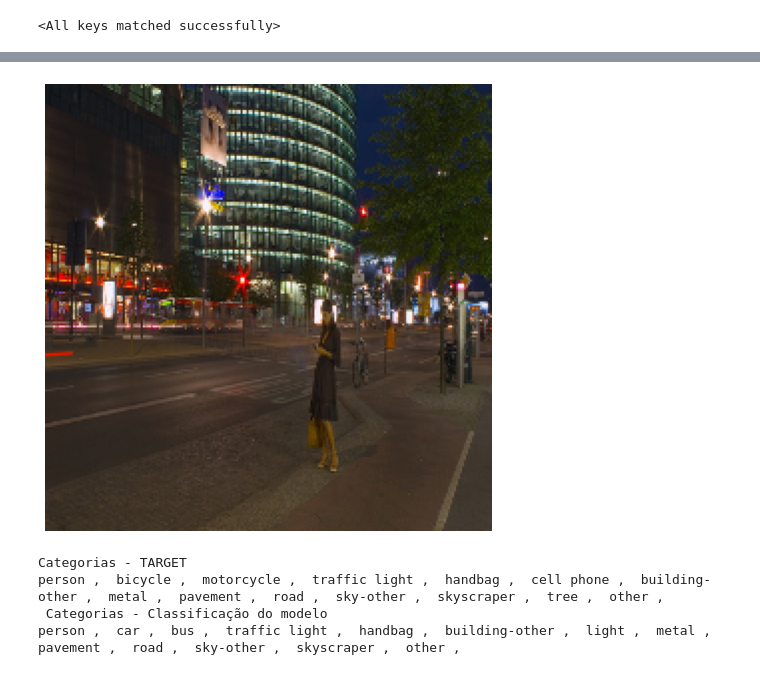
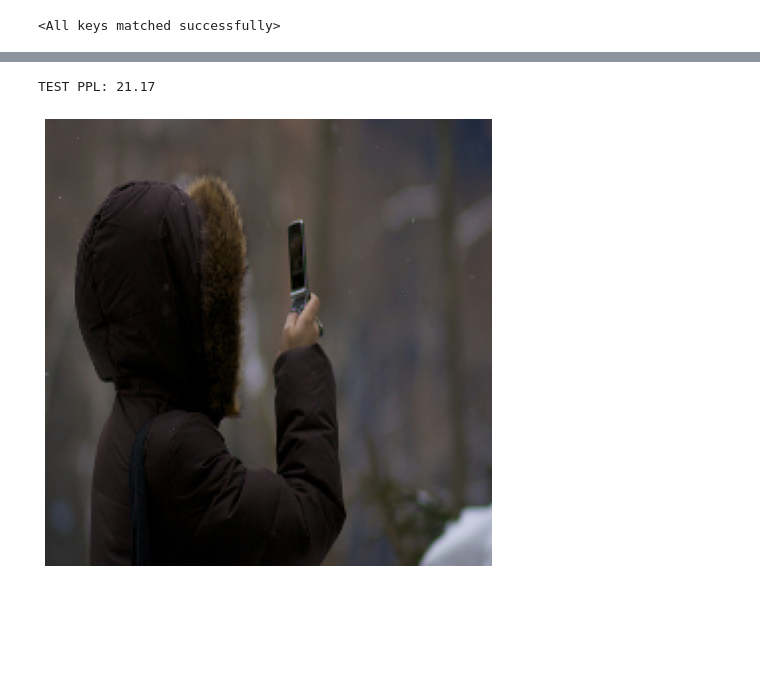
Before and after one commit to fabiormazza/IA025_2022S1, a Jupyter notebook: projeto_final/fabio_mazza/projeto_final_modulos12_final.ipynb, the cells around one changed output, grey strips where cells are left out. Saved outputs shown, nothing was run; the diff lists cells and outputs as text; code cells hidden in the pictures; blank space fills up the shorter version.

```diff
--- a/projeto_final/fabio_mazza/projeto_final_modulos12_final.ipynb
+++ b/projeto_final/fabio_mazza/projeto_final_modulos12_final.ipynb
@@ -214,6 +160,8 @@ class MyDataset(torch.utils.data.Dataset):
 
       ids = tokenize(cap)
       ids = [cls] + ids
+      ids = list(filter((119).__ne__, ids)) ## Remove os pontos finais
+
 
       if len(ids) >= self.max_seq_length:
           inpt = torch.LongTensor(ids[:self.max_seq_length])
@@ -545,10 +495,12 @@ Models parameters saved.
 # %% [markdown]
 # TESTE
 # %%
-model_1 = MultiLabelClassifier(num_cats=num_cats).to(device)
+model_1 = MultiLabelClassifier().to(device)
 
-model_2 = LanguageModel(vocab_size, max_seq_length, embedding_dim, nhead,
-                 num_encoder_layers, num_decoder_layers, dim_feedforward, n_linear).to(device)
+model_2 = LanguageModel(vocab_size=tokenizer.vocab_size, max_seq_length=max_seq_length, embedding_dim=embedding_dim, nhead=nhead,
+                 num_encoder_layers=num_encoder_layers, num_decoder_layers=num_decoder_layers, dim_feedforward=dim_feedforward, n_linear=n_linear).to(device)
+
+test_loader = DataLoader(test_dataset, batch_size=64, drop_last=True)
 
 model_1.load_state_dict(torch.load('/content/best_model1_parameters.pt'))
 model_2.load_state_dict(torch.load('/content/best_model2_parameters.pt'))
@@ -575,58 +509,38 @@ test loss: 2.8285, test loss 1: 0.1499, test_loss2: 0.2120
+# %%
+test_loss = 0
+
+with torch.no_grad():
+    for test_inputs, test_inputs_mod2, test_targets in test_loader:
+        test_step_loss = validation_step(test_inputs.to(device), test_inputs_mod2.to(device), test_targets.to(device))
+        test_loss += test_step_loss/len(test_loader)
+
+    test_ppl = np.exp(test_loss)
+
+print(f'TEST PPL: {test_ppl:.2f}')
+# %% [output]
+TEST PPL: 21.17
 # %%
 ## Teste com exemplo de teste
+n = 27
 
 inv_trans = transforms.Compose([transforms.Normalize(mean = [ 0., 0., 0. ], std = [ 1/0.229, 1/0.224, 1/0.225 ]),
                                 transforms.Normalize(mean = [ -0.485, -0.456, -0.406 ], std = [ 1., 1., 1. ]),
                                ])
 
-img, cats = next(iter(test_loader1))
-img = img[29]
-cats = cats[29]
+img, _, _ = next(iter(test_loader))
+img = img[n]
 
-## Image categories (image from the test_loader)
-cats = torch.nonzero(cats).squeeze(1).numpy()
+## Image plot
 plt.axis('off')
 plt.imshow(inv_trans(img).permute(1, 2, 0))
 plt.show()
 
-cats_inst_ids = cats[cats <= 91]
-cats_inst = coco_inst_val.loadCats(cats_inst_ids)
-cats_stuff_ids = cats[cats > 91]
-cats_stuff = coco_stuff_val.loadCats(cats_stuff_ids)
-
-print('Categorias - TARGET')
-for i in range(len(cats_inst)):
-    print(cats_inst[i]['name'], ', ', end=' ')
-
-for i in range(len(cats_stuff)):
-    print(cats_stuff[i]['name'], ', ', end=' ')
-
-## Image predicted categories
+## Inputs to module 2
 model_1.eval()
+model_2.eval()
 img = img.to(device)
 img = img.unsqueeze(0)
-cats_predicted, inputs_to_model2 = model_1(img)
-threshold = 0.35
-cats_predicted[cats_predicted >= threshold] = 1
-cats_predicted[cats_predicted < threshold] = 0
-cats_predicted = cats_predicted.squeeze()
-cats_predicted = torch.nonzero(cats_predicted).squeeze(1).cpu().numpy()
-
-cats_predicted_inst_ids = cats_predicted[cats_predicted <= 91]
-cats_predicted_inst = coco_inst_val.loadCats(cats_predicted_inst_ids)
-cats_predicted_stuff_ids = cats_predicted[cats_predicted > 91]
-cats_predicted_stuff = coco_stuff_val.loadCats(cats_predicted_stuff_ids)
-
-print('\n Categorias - Classificação do modelo')
-for i in range(len(cats_predicted_inst)):
-    print(cats_predicted_inst[i]['name'], ', ', end=' ')
-
-for i in range(len(cats_predicted_stuff)):
-    print(cats_predicted_stuff[i]['name'], ', ', end=' ')
+inputs_to_model2 = model_1(img)
 # %% [output]
-[figure, old version]
+[figure, new version]
-Categorias - TARGET
-person ,  bicycle ,  motorcycle ,  traffic light ,  handbag ,  cell phone ,  building-other ,  metal ,  pavement ,  road ,  sky-other ,  skyscraper ,  tree ,  other ,
- Categorias - Classificação do modelo
-person ,  car ,  bus ,  traffic light ,  handbag ,  building-other ,  light ,  metal ,  pavement ,  road ,  sky-other ,  skyscraper ,  other ,
 # %%
```
Also changed, not shown: parts of 13 cells of this notebook.
